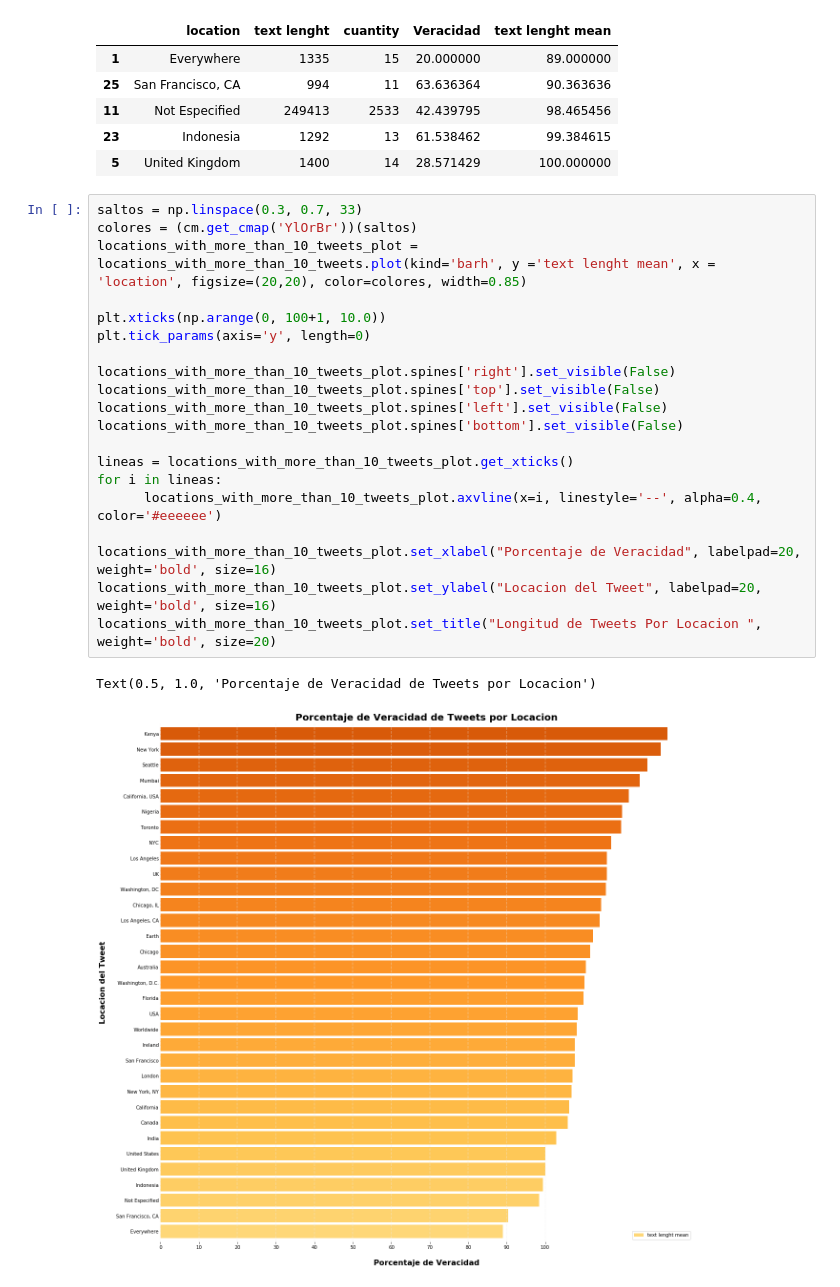
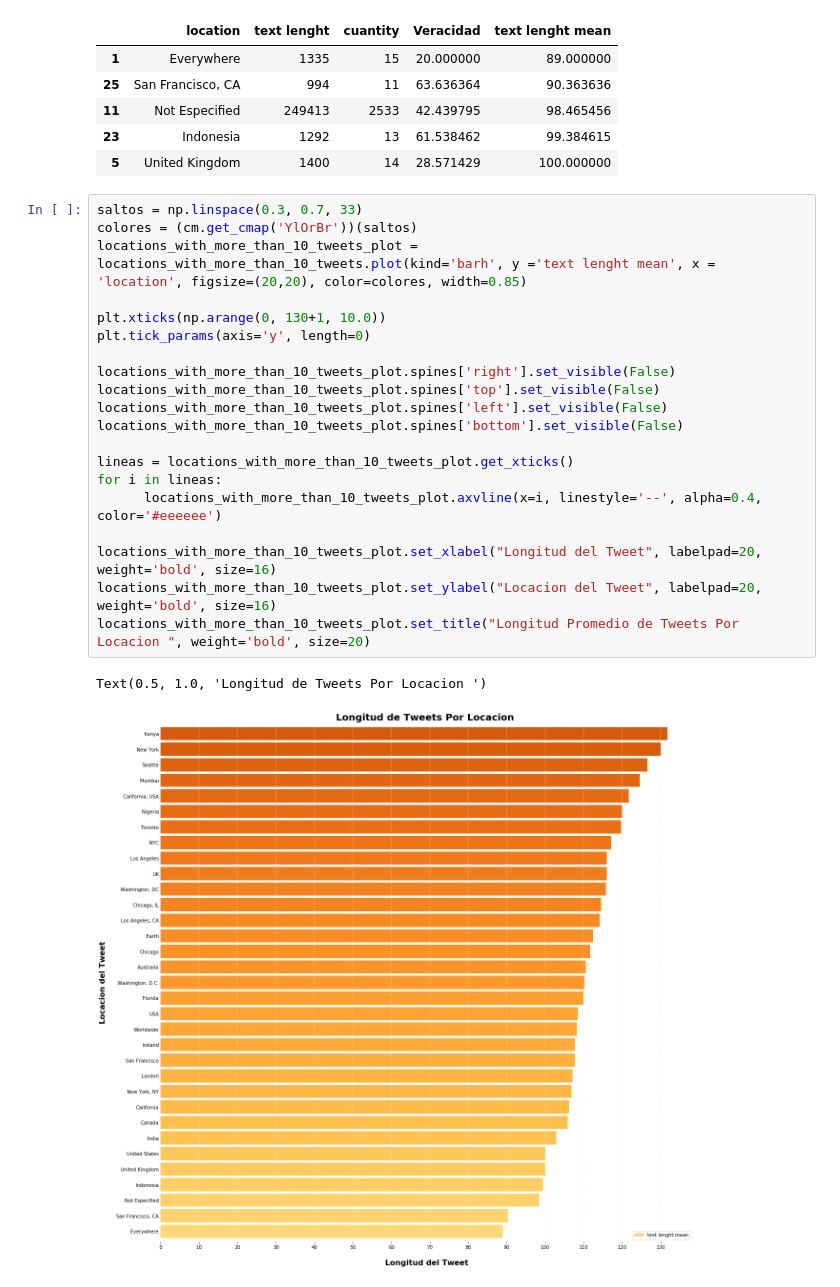
Before and after one commit to RiedelNicolas/TP1-Organizacion-de-Datos, a Jupyter notebook: Hugo.ipynb, the cells around one changed output. Drawn from its saved outputs; the diff is of its cells as text.

```diff
--- a/Hugo.ipynb
+++ b/Hugo.ipynb
@@ -243,23 +243,23 @@ locations_with_more_than_10_tweets.head()
 # %%
 saltos = np.linspace(0.3, 0.7, 33)
 colores = (cm.get_cmap('YlOrBr'))(saltos)
 locations_with_more_than_10_tweets_plot = locations_with_more_than_10_tweets.plot(kind='barh', y ='text lenght mean', x = 'location', figsize=(20,20), color=colores, width=0.85)
 
-plt.xticks(np.arange(0, 100+1, 10.0))
+plt.xticks(np.arange(0, 130+1, 10.0))
 plt.tick_params(axis='y', length=0)
 
 locations_with_more_than_10_tweets_plot.spines['right'].set_visible(False)
 locations_with_more_than_10_tweets_plot.spines['top'].set_visible(False)
 locations_with_more_than_10_tweets_plot.spines['left'].set_visible(False)
 locations_with_more_than_10_tweets_plot.spines['bottom'].set_visible(False)
 
 lineas = locations_with_more_than_10_tweets_plot.get_xticks()
 for i in lineas:
       locations_with_more_than_10_tweets_plot.axvline(x=i, linestyle='--', alpha=0.4, color='#eeeeee')
 
-locations_with_more_than_10_tweets_plot.set_xlabel("Porcentaje de Veracidad", labelpad=20, weight='bold', size=16)
+locations_with_more_than_10_tweets_plot.set_xlabel("Longitud del Tweet", labelpad=20, weight='bold', size=16)
 locations_with_more_than_10_tweets_plot.set_ylabel("Locacion del Tweet", labelpad=20, weight='bold', size=16)
-locations_with_more_than_10_tweets_plot.set_title("Longitud de Tweets Por Locacion ", weight='bold', size=20)
+locations_with_more_than_10_tweets_plot.set_title("Longitud Promedio de Tweets Por Locacion ", weight='bold', size=20)
 # %% [output]
-Text(0.5, 1.0, 'Porcentaje de Veracidad de Tweets por Locacion')
+Text(0.5, 1.0, 'Longitud de Tweets Por Locacion ')
-[figure, old version]
+[figure, new version]
```
